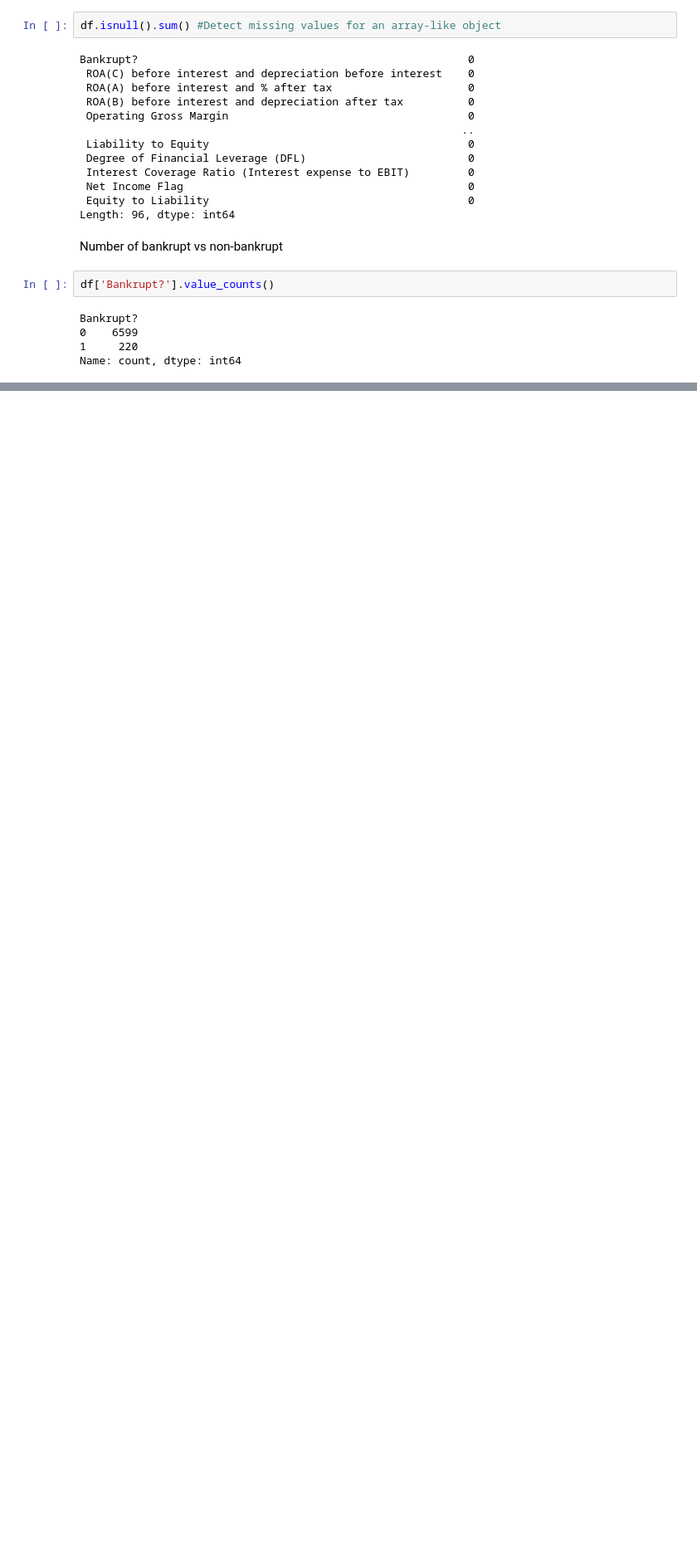
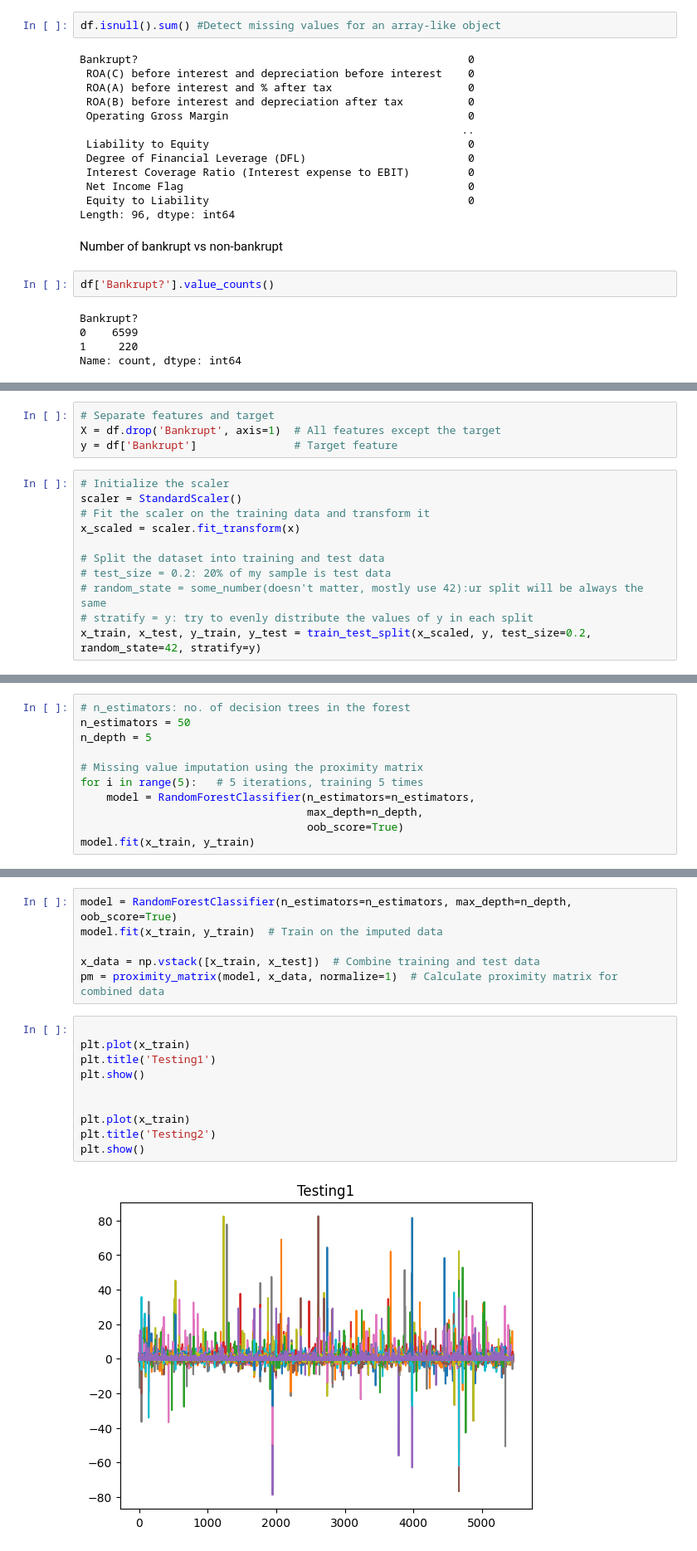
Before and after one commit to GemmaEvans0208/My-DAC-Curriculum, a Jupyter notebook: DAC-006_Machine_Learning/DAC-006-Intro_to_ML_Tutorial.ipynb, the cells around one changed output, grey strips where cells are left out. Shown at 83% size. Cells and saved outputs as stored; diff of their text form; blank space fills up the shorter version.

```diff
--- a/DAC-006_Machine_Learning/DAC-006-Intro_to_ML_Tutorial.ipynb
+++ b/DAC-006_Machine_Learning/DAC-006-Intro_to_ML_Tutorial.ipynb
@@ -62,0 +102,15 @@ Name: count, dtype: int64
+# %%
+# Separate features and target
+X = df.drop('Bankrupt', axis=1)  # All features except the target
+y = df['Bankrupt']               # Target feature
+# %%
+# Initialize the scaler
+scaler = StandardScaler()
+# Fit the scaler on the training data and transform it
+x_scaled = scaler.fit_transform(x)
+
+# Split the dataset into training and test data
+# test_size = 0.2: 20% of my sample is test data
+# random_state = some_number(doesn't matter, mostly use 42):ur split will be always the same
+# stratify = y: try to evenly distribute the values of y in each split
+x_train, x_test, y_train, y_test = train_test_split(x_scaled, y, test_size=0.2, random_state=42, stratify=y)
@@ -62,0 +137,11 @@ Name: count, dtype: int64
+# %%
+# n_estimators: no. of decision trees in the forest
+n_estimators = 50
+n_depth = 5
+
+# Missing value imputation using the proximity matrix
+for i in range(5):   # 5 iterations, training 5 times
+    model = RandomForestClassifier(n_estimators=n_estimators,
+                                   max_depth=n_depth,
+                                   oob_score=True)
+model.fit(x_train, y_train)
@@ -62,0 +150,18 @@ Name: count, dtype: int64
+# %%
+model = RandomForestClassifier(n_estimators=n_estimators, max_depth=n_depth, oob_score=True)
+model.fit(x_train, y_train)  # Train on the imputed data
+
+x_data = np.vstack([x_train, x_test])  # Combine training and test data
+pm = proximity_matrix(model, x_data, normalize=1)  # Calculate proximity matrix for combined data
+# %%
+
+plt.plot(x_train)
+plt.title('Testing1')
+plt.show()
+
+
+plt.plot(x_train)
+plt.title('Testing2')
+plt.show()
+# %% [output]
+[figure, added]
```
Also changed, not shown: parts of 7 cells of this notebook.
